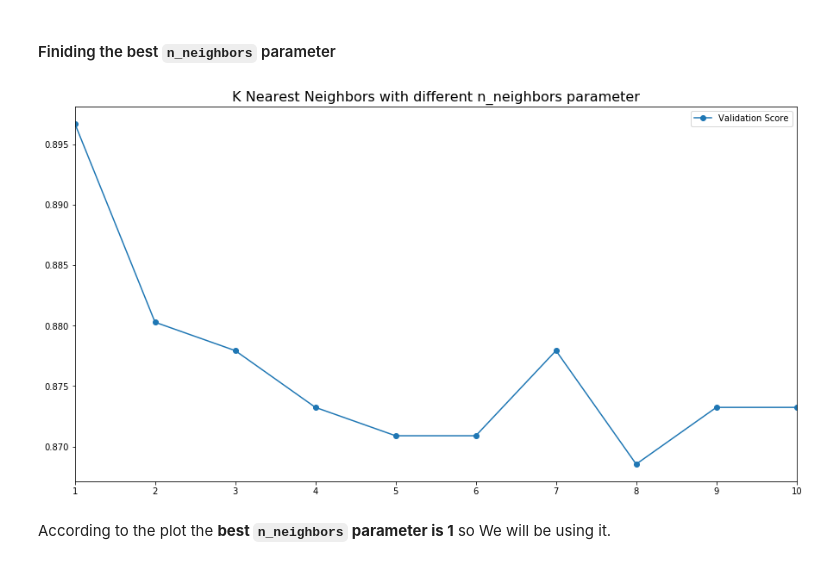
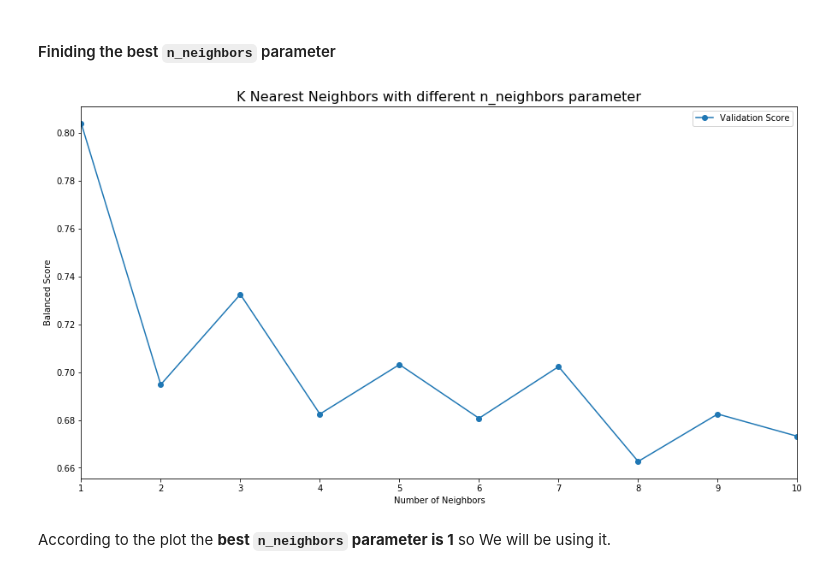
Before and after one commit to moaaztaha/Machine-Learning-Assignment, a Jupyter notebook: CTG Classification.ipynb, the cells around one changed output. Cells and saved outputs as stored; diff of their text form; code cells hidden in the pictures.

```diff
--- a/CTG Classification.ipynb
+++ b/CTG Classification.ipynb
@@ -650,3 +665,8 @@ train score: 0.9994 | valid score: 0.9319
 precision  : 0.9297 | recall     : 0.9319
 f1 score   : 0.9297 | balanced   : 0.8493
 [figure]
+# %%
+x_train, y_train, x_valid, y_valid = prepare_df(df, scale=False)
+# trying the base model after removing the features
+rf = RandomForestClassifier(random_state=42)
+rf = fit_model(rf, x_train, y_train, x_valid, y_valid)
@@ -876,19 +914,21 @@ The results are **worse than Random Forest**
 # %%
 knn_scores = []
 for i in range(1, 11):
     knn = KNeighborsClassifier(n_neighbors=i, n_jobs=-1)
     knn.fit(x_train, y_train)
     y_pred = knn.predict(x_valid)
-    knn_scores.append(accuracy_score(y_valid, y_pred))
+    knn_scores.append(balanced_accuracy_score(y_valid, y_pred))
 
 plt.figure(figsize=(15, 8))
 plt.plot(range(1, 11), knn_scores, 'o-')
 plt.xlim(1, 10)
+plt.ylabel('Balanced Score')
+plt.xlabel('Number of Neighbors')
 plt.title('K Nearest Neighbors with different n_neighbors parameter', fontsize=16)
 plt.legend(['Validation Score'])
 plt.show()
 # %% [output]
-[figure, old version]
+[figure, new version]
 # %% [markdown]
 
 According to the plot the **best `n_neighbors` parameter is 1** so We will be using it.
```
Also changed, not shown: parts of 17 cells of this notebook.
